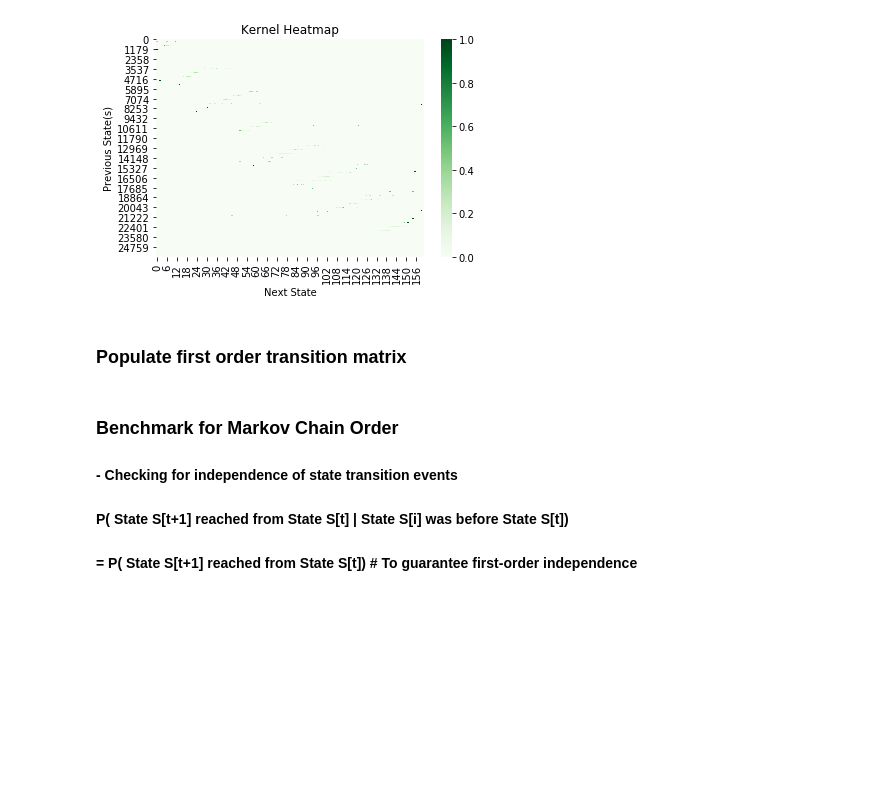
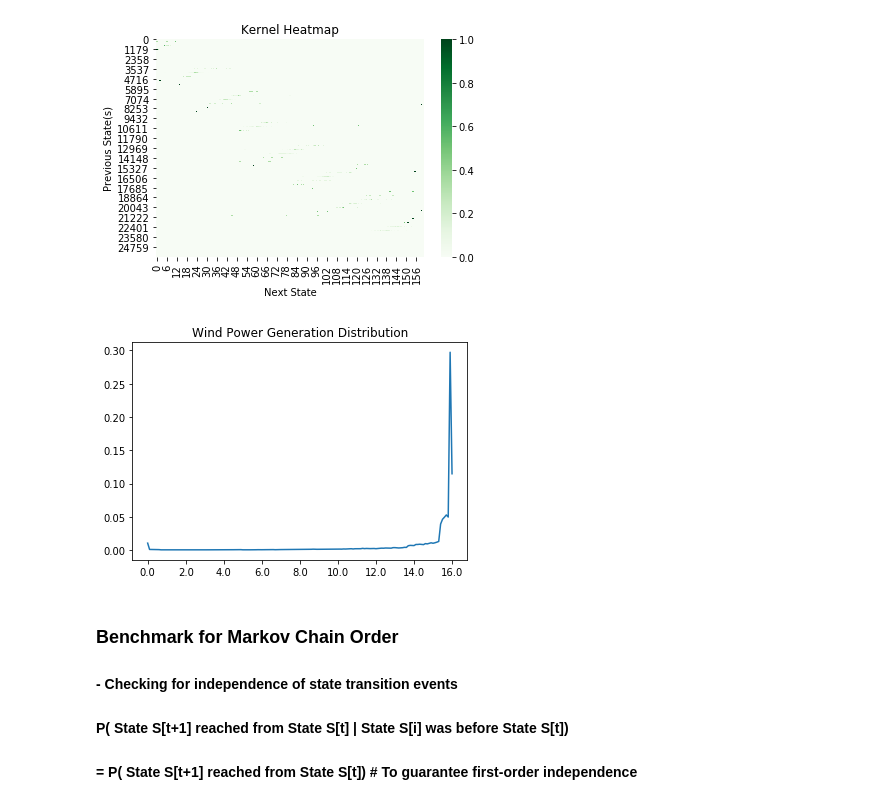
Before and after one commit to divyam-khandelwal/Thesis-Wind-Power-Prediction-Model, a Jupyter notebook: Wind Data Analysis.ipynb, the cells around one changed output. Saved outputs shown, nothing was run; the diff lists cells and outputs as text; code cells hidden in the pictures; blank space fills up the shorter version.

```diff
--- a/Wind Data Analysis.ipynb
+++ b/Wind Data Analysis.ipynb
@@ -105,5 +116,36 @@ kernel_heatmap(third_order_kernel)
-# %% [markdown]
-### Populate first order transition matrix
+# %%
+# Initialise start state
+curr_state_vec = [0.0 for i in range(n_bins + 1)]
+curr_state_idx = int(data['Power'][0] / bin_size)
+curr_state_vec[curr_state_idx] = 1
+
+# Numpy conversion
+curr_state_vec_np    = np.array(curr_state_vec)
+transition_kernel_np = np.array(first_order_kernel)
+
+transition_kernel_np = np.linalg.matrix_power(transition_kernel_np, 60)
+
+# Generate prediction
+future_state_vec_np = curr_state_vec_np.dot(transition_kernel_np)
+# %%
+fig, ax = plt.subplots()
+
+def numfmt(x, pos): # custom formatter function: divide by 10.0
+    s = '{}'.format(x / 10.0)
+    return s
+
+import matplotlib.ticker as tkr     # has classes for tick-locating and -formatting
+xfmt = tkr.FuncFormatter(numfmt)    # create your custom formatter function
+
+# your existing code can be inserted here
+
+ax.xaxis.set_major_formatter(xfmt)
+
+plt.plot(future_state_vec_np)
+plt.title("Wind Power Generation Distribution")
+plt.show()
+# %% [output]
+[figure, added]
 # %%
 
 # Initial assumption
```
Also changed, not shown: parts of 7 cells of this notebook.
